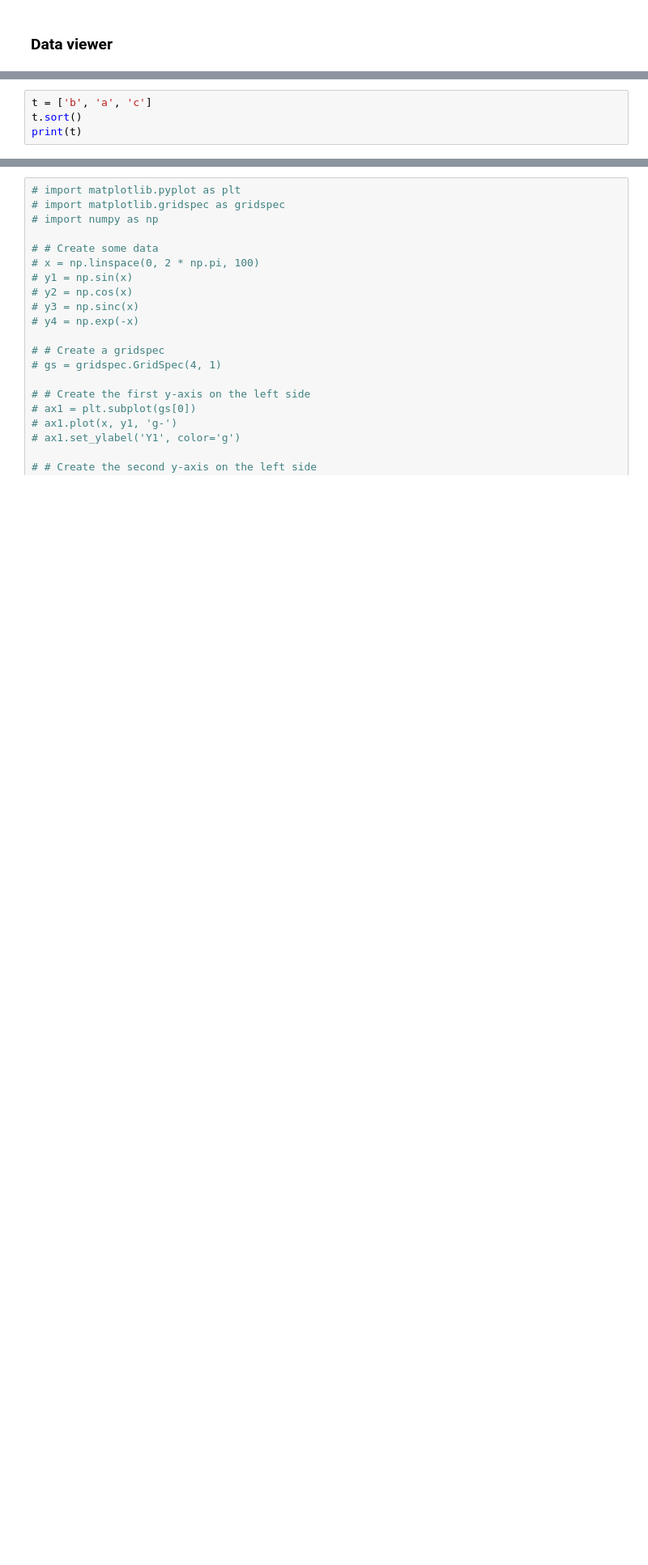
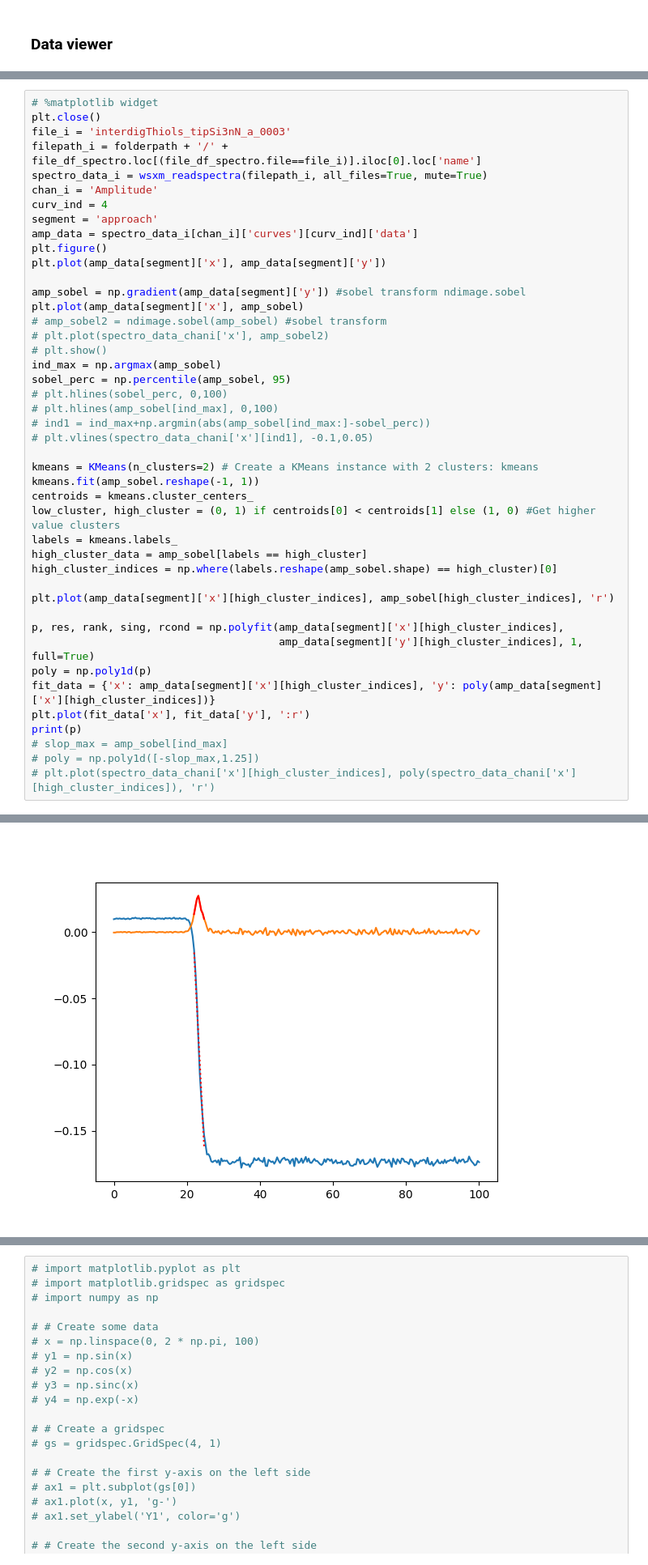
Before and after one commit to PranavSudersan/AFM-Dashboard, a Jupyter notebook: AFM Dashboard.ipynb, the cells around one changed output, grey strips where cells are left out. Shown at 81% size. Drawn from its saved outputs; the diff is of its cells as text; blank space fills up the shorter version.

```diff
--- a/AFM Dashboard.ipynb
+++ b/AFM Dashboard.ipynb
@@ -1555,7 +1571,47 @@ HBox(children=(FloatSlider(value=200.0, description='z limit', max=200.0, step=0
 [interactive output not drawn]
 [interactive output not drawn]
 # %%
-t = ['b', 'a', 'c']
-t.sort()
-print(t)
+# %matplotlib widget
+plt.close()
+file_i = 'interdigThiols_tipSi3nN_a_0003'
+filepath_i = folderpath + '/' + file_df_spectro.loc[(file_df_spectro.file==file_i)].iloc[0].loc['name']
+spectro_data_i = wsxm_readspectra(filepath_i, all_files=True, mute=True)
+chan_i = 'Amplitude'
+curv_ind = 4
+segment = 'approach'
+amp_data = spectro_data_i[chan_i]['curves'][curv_ind]['data']
+plt.figure()
+plt.plot(amp_data[segment]['x'], amp_data[segment]['y'])
+
+amp_sobel = np.gradient(amp_data[segment]['y']) #sobel transform ndimage.sobel
+plt.plot(amp_data[segment]['x'], amp_sobel)
+# amp_sobel2 = ndimage.sobel(amp_sobel) #sobel transform
+# plt.plot(spectro_data_chani['x'], amp_sobel2)
+# plt.show()
+ind_max = np.argmax(amp_sobel)
+sobel_perc = np.percentile(amp_sobel, 95)
+# plt.hlines(sobel_perc, 0,100)
+# plt.hlines(amp_sobel[ind_max], 0,100)
+# ind1 = ind_max+np.argmin(abs(amp_sobel[ind_max:]-sobel_perc))
+# plt.vlines(spectro_data_chani['x'][ind1], -0.1,0.05)
+
+kmeans = KMeans(n_clusters=2) # Create a KMeans instance with 2 clusters: kmeans
+kmeans.fit(amp_sobel.reshape(-1, 1))
+centroids = kmeans.cluster_centers_
+low_cluster, high_cluster = (0, 1) if centroids[0] < centroids[1] else (1, 0) #Get higher value clusters
+labels = kmeans.labels_
+high_cluster_data = amp_sobel[labels == high_cluster]
+high_cluster_indices = np.where(labels.reshape(amp_sobel.shape) == high_cluster)[0]
+
+plt.plot(amp_data[segment]['x'][high_cluster_indices], amp_sobel[high_cluster_indices], 'r')
+
+p, res, rank, sing, rcond = np.polyfit(amp_data[segment]['x'][high_cluster_indices],
+                                       amp_data[segment]['y'][high_cluster_indices], 1, full=True)
+poly = np.poly1d(p)
+fit_data = {'x': amp_data[segment]['x'][high_cluster_indices], 'y': poly(amp_data[segment]['x'][high_cluster_indices])}
+plt.plot(fit_data['x'], fit_data['y'], ':r')
+print(p)
+# slop_max = amp_sobel[ind_max]
+# poly = np.poly1d([-slop_max,1.25])
+# plt.plot(spectro_data_chani['x'][high_cluster_indices], poly(spectro_data_chani['x'][high_cluster_indices]), 'r')
 # %% [output]
@@ -1562,0 +1619 @@ print(t)
+[figure, added]
```
Also changed, not shown: parts of 6 cells of this notebook, 1 other file.
